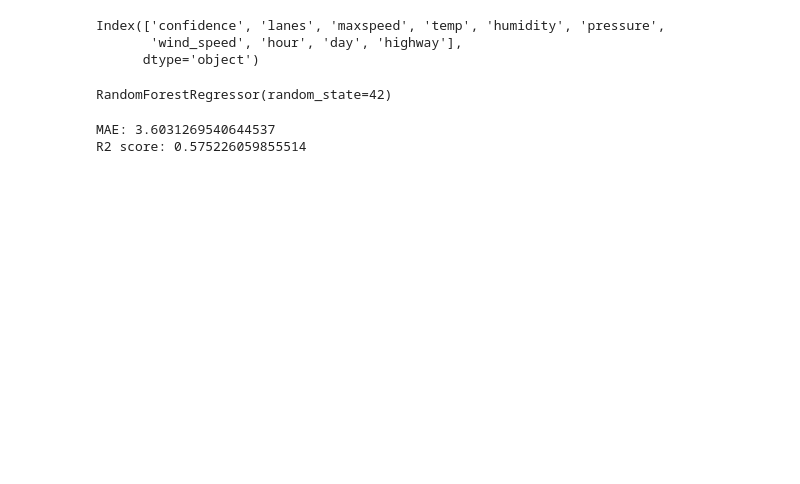
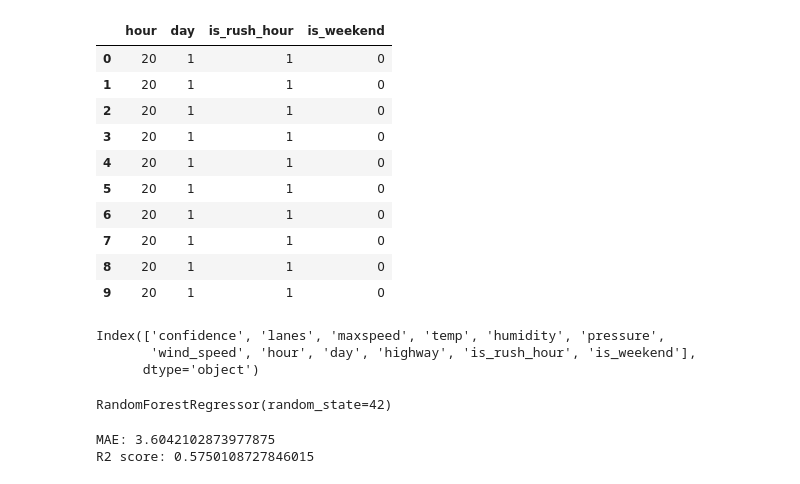
Before and after one commit to Bhavyacodespdf/traffic-volume-prediction-delhi, a Jupyter notebook: notebooks/02_model_training.ipynb, the cells around one changed output. Saved outputs shown, nothing was run; the diff lists cells and outputs as text; code cells hidden in the pictures; blank space fills up the shorter version.

```diff
--- a/notebooks/02_model_training.ipynb
+++ b/notebooks/02_model_training.ipynb
@@ -15,7 +15,29 @@ df.head()
 | 2 | 19 | 34 | 15 | 1.0 | NaN | NaN | 15.76 | 63 | 1017 | ... |
 | 3 | 19 | 34 | 15 | 1.0 | NaN | NaN | 15.73 | 63 | 1017 | ... |
 | 4 | 19 | 34 | 15 | 1.0 | NaN | NaN | 15.82 | 63 | 1017 | ... |
+# %%
+df["is_rush_hour"]=(
+    ((df["hour"]>=8) & (df["hour"]<=11)) |
+    ((df["hour"]>=17) & (df["hour"]<=21))
+).astype(int)
+
+df["is_weekend"]=(df["day"]>=5).astype(int)
+
+df[["hour", "day", "is_rush_hour", "is_weekend"]].head(10)
+# %% [output]
+|  | hour | day | is_rush_hour | is_weekend |
+| 0 | 20 | 1 | 1 | 0 |
+| 1 | 20 | 1 | 1 | 0 |
+| 2 | 20 | 1 | 1 | 0 |
+| 3 | 20 | 1 | 1 | 0 |
+| 4 | 20 | 1 | 1 | 0 |
+| 5 | 20 | 1 | 1 | 0 |
+| 6 | 20 | 1 | 1 | 0 |
+| 7 | 20 | 1 | 1 | 0 |
+| 8 | 20 | 1 | 1 | 0 |
+| 9 | 20 | 1 | 1 | 0 |
 # %%
+
 y=df["speed"]
 x= df.drop(columns=[
     "traffic_volume",
@@ -26,7 +48,7 @@ x= df.drop(columns=[
 print(x.columns)
 # %% [output]
 Index(['confidence', 'lanes', 'maxspeed', 'temp', 'humidity', 'pressure',
-       'wind_speed', 'hour', 'day', 'highway'],
+       'wind_speed', 'hour', 'day', 'highway', 'is_rush_hour', 'is_weekend'],
       dtype='object')
 # %%
 x_train,x_test,y_train,y_test= train_test_split(x,y,test_size=0.2,random_state=42)
@@ -45,8 +67,8 @@ r2=r2_score(y_test,y_pred)
 print("MAE:", mae)
 print("R2 score:", r2)
 # %% [output]
-MAE: 3.6031269540644537
-R2 score: 0.575226059855514
+MAE: 3.6042102873977875
+R2 score: 0.5750108727846015
 # %%
 import pandas as pd
 import matplotlib.pyplot as plt
```
Also changed, not shown: parts of 2 cells of this notebook.
